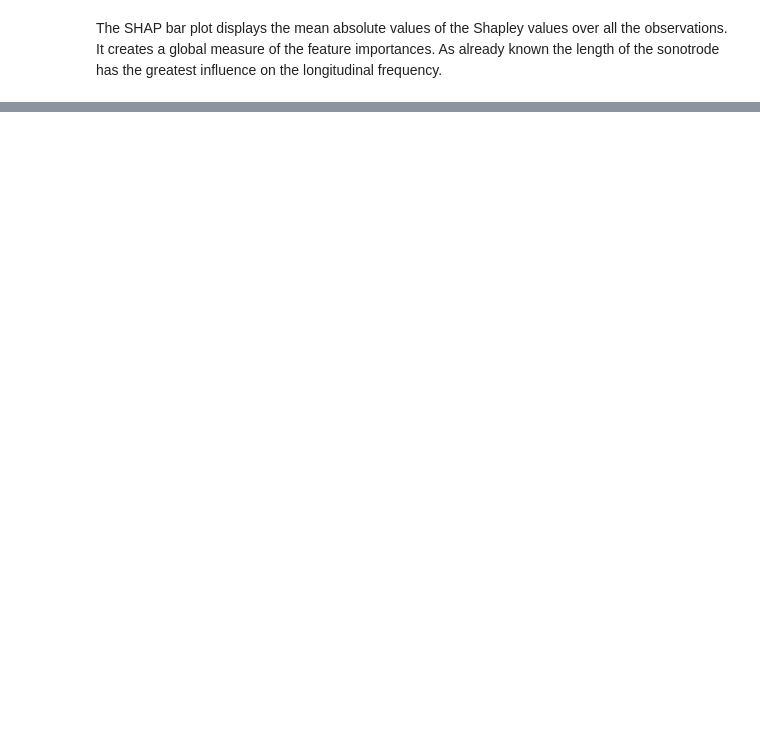
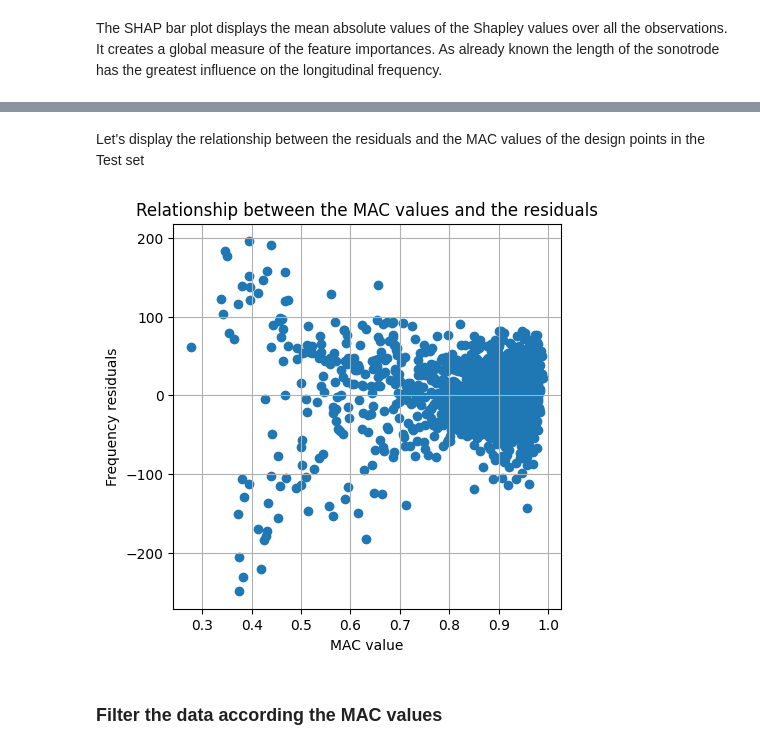
Before and after one commit to francoisbrouet/sep24_cds_int_us-welding, a Jupyter notebook: 6-model_interpretation_03_long_frequencies.ipynb, the cells around one changed output, grey strips where cells are left out. Drawn from its saved outputs; the diff is of its cells as text; code cells hidden in the pictures; blank space fills up the shorter version.

```diff
--- a/6-model_interpretation_03_long_frequencies.ipynb
+++ b/6-model_interpretation_03_long_frequencies.ipynb
@@ -191,0 +312,19 @@ shap.plots.waterfall(shap_values[-1])
+# %% [markdown]
+Let's display the relationship between the residuals and the MAC values of the design points in the Test set
+# %%
+# Get the MAC values of the test set
+idx_test = X_test.index
+mac_long_test = df_params.loc[idx_test, 'mode_mac_long']
+
+# The frequency residuals are plotted as a function of the MAC values
+fig = plt.figure(figsize=(5, 5))
+plt.scatter(mac_long_test, residuals_hist)
+plt.xlabel('MAC value')
+plt.ylabel('Frequency residuals')
+plt.title('Relationship between the MAC values and the residuals')
+plt.grid(True)
+plt.show()
+# %% [output]
+[figure, added]
+# %% [markdown]
+### Filter the data according the MAC values
```
Also changed, not shown: parts of 50 cells of this notebook, 3 other files.
